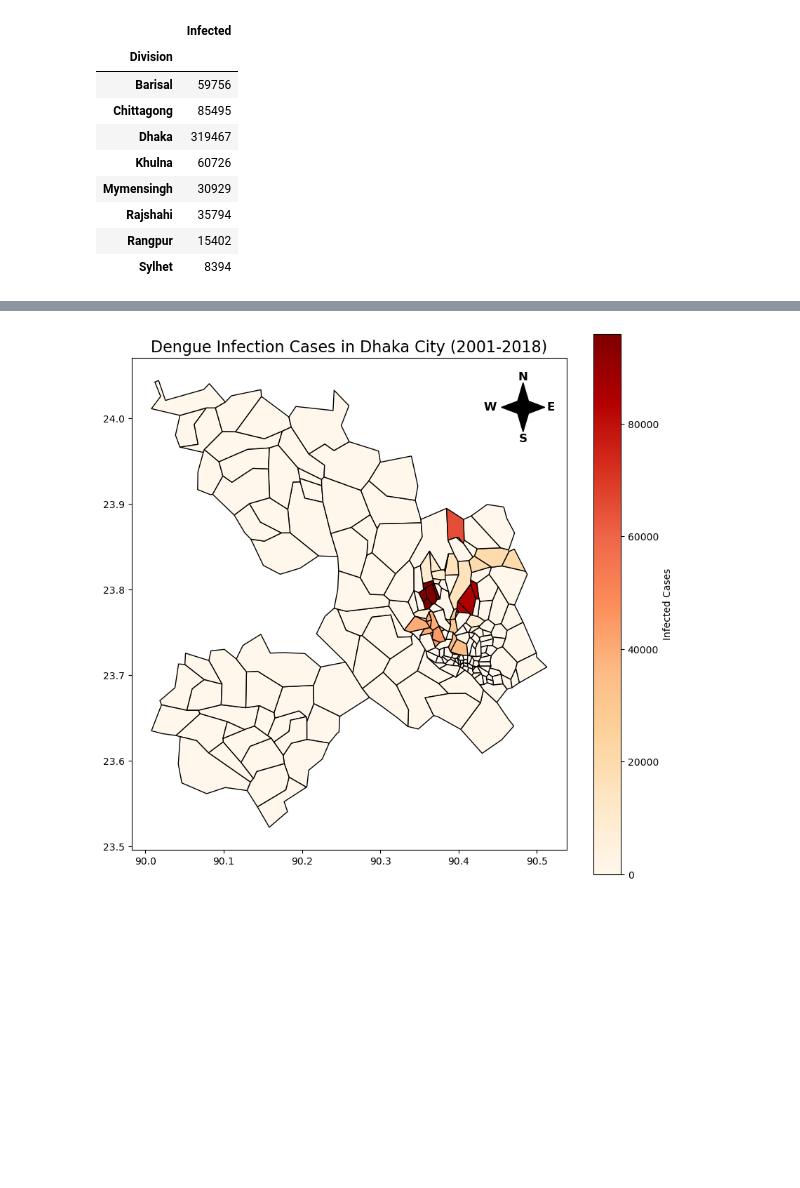
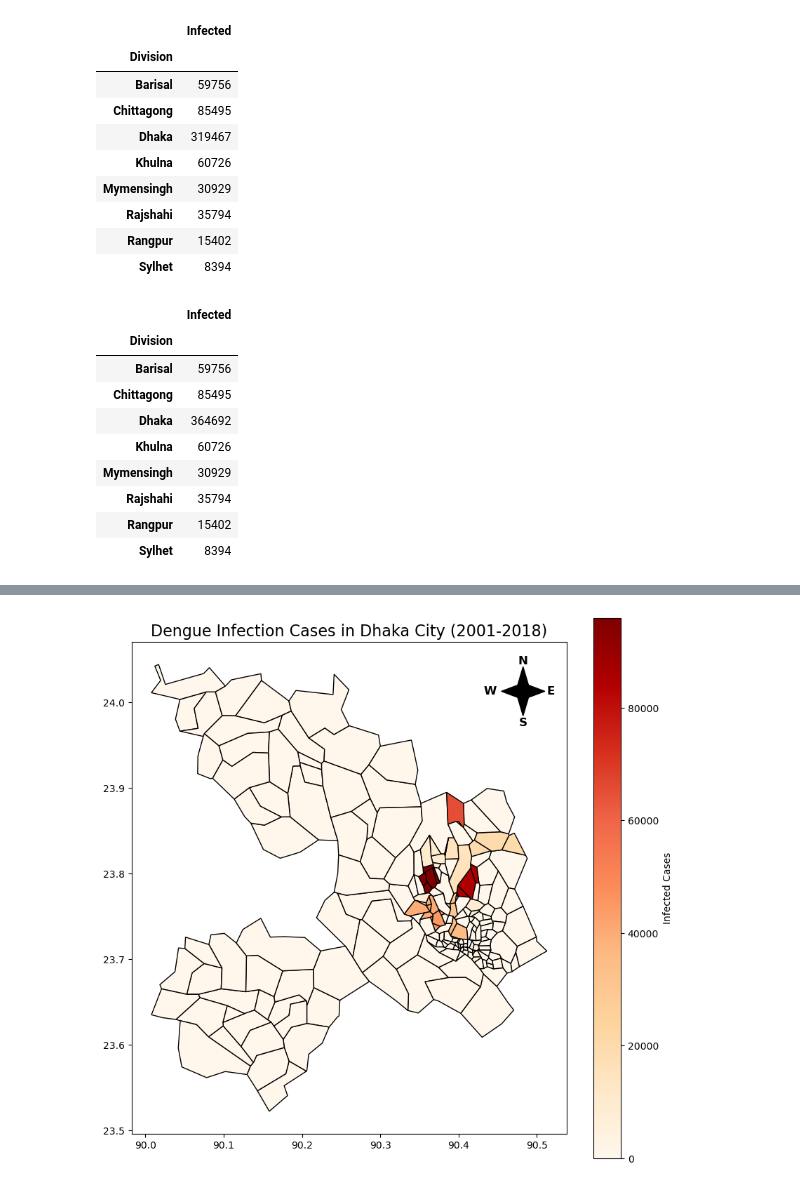
Before and after one commit to awnonbhowmik/DENV-Data-Analysis, a Jupyter notebook: main.ipynb, the cells around one changed output, grey strips where cells are left out. Saved outputs shown, nothing was run; the diff lists cells and outputs as text; code cells hidden in the pictures; blank space fills up the shorter version.

```diff
--- a/main.ipynb
+++ b/main.ipynb
@@ -214,6 +214,22 @@ division_data
 | Rajshahi | 35794 |
 | Rangpur | 15402 |
 | Sylhet | 8394 |
+# %%
+# increase the infection by the sum of Infected from 2001 - 2018 and add to Dhaka
+division_data['Infected']['Dhaka'] += data_epidemic['Infected'].sum()
+
+division_data
+# %% [output]
+|  | Infected |
+| Division |  |
+| Barisal | 59756 |
+| Chittagong | 85495 |
+| Dhaka | 364692 |
+| Khulna | 60726 |
+| Mymensingh | 30929 |
+| Rajshahi | 35794 |
+| Rangpur | 15402 |
+| Sylhet | 8394 |
 # %%
 divisions['Infected'] = divisions["ADM1_EN"].map(division_data['Infected']).fillna(0)
 
```
Also changed, not shown: parts of 1 cell of this notebook.
